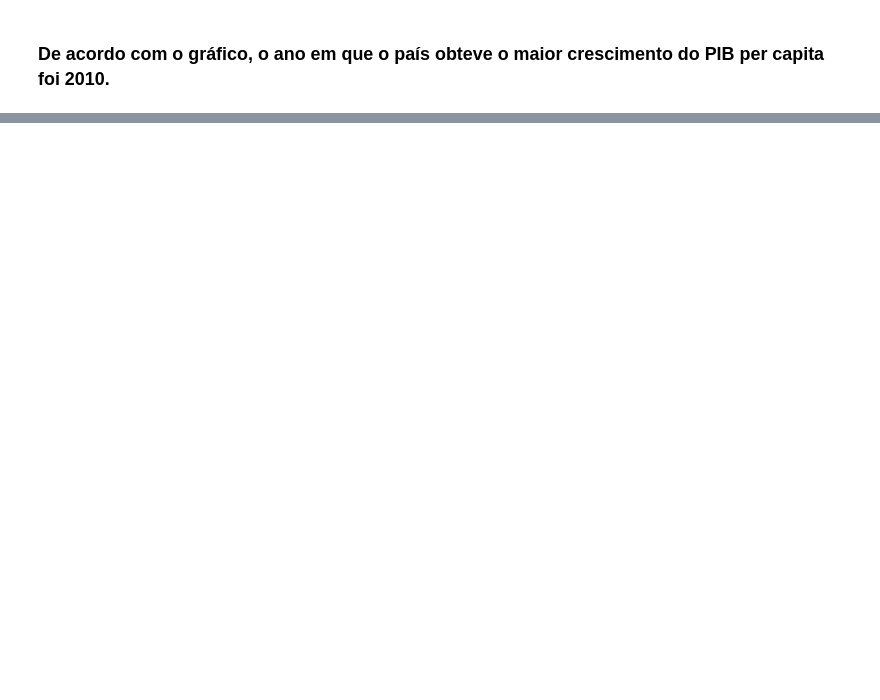
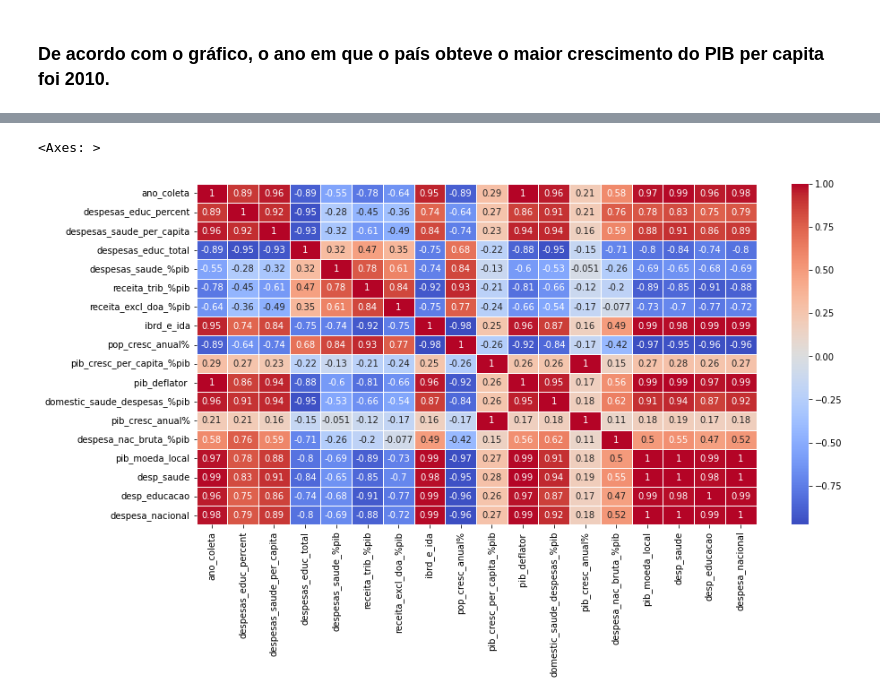
Before and after one commit to Renan-LS/Renan-LS, a Jupyter notebook: E_gov_Analytics.ipynb, the cells around one changed output, grey strips where cells are left out. Cells and saved outputs as stored; diff of their text form; code cells hidden in the pictures; blank space fills up the shorter version.

```diff
--- a/E_gov_Analytics.ipynb
+++ b/E_gov_Analytics.ipynb
@@ -193,0 +264,10 @@ plt.show()
+# %%
+#calculando correlação entre os atributos
+corr_matrix = dados_egov.corr()
+
+#plotando mapa de calor
+plt.figure(figsize = (14,7))
+sb.heatmap(corr_matrix, annot=True, cmap='coolwarm',linewidths=0.9)
+# %% [output]
+<Axes: >
+[figure, added]
```
Also changed, not shown: parts of 14 cells of this notebook.
